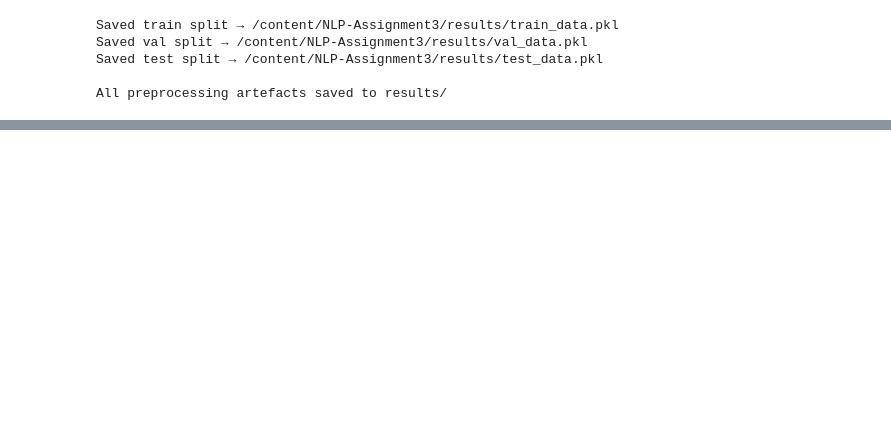
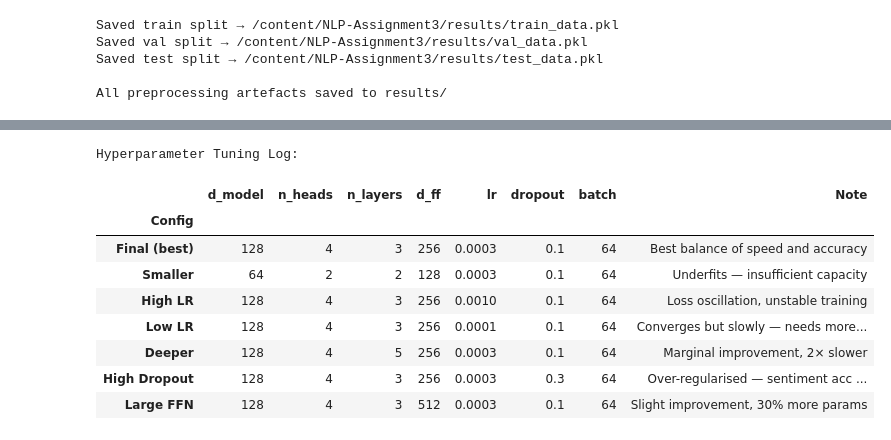
Before and after one commit to Fatima-Siddiqa/NLP-Assignment3, a Jupyter notebook: i232543-NLP-Assignment3.ipynb, the cells around one changed output, grey strips where cells are left out. Cells and saved outputs as stored; diff of their text form; code cells hidden in the pictures; blank space fills up the shorter version.

```diff
--- a/i232543-NLP-Assignment3.ipynb
+++ b/i232543-NLP-Assignment3.ipynb
@@ -810,0 +1641,53 @@ git_commit("Data loading, preprocessing pipeline, vocab construction complete")
+# %%
+import pandas as pd
+
+tuning_log = pd.DataFrame([
+    # Best config
+    {'Config': 'Final (best)', 'd_model': 128, 'n_heads': 4, 'n_layers': 3,
+     'd_ff': 256, 'lr': 3e-4, 'dropout': 0.1, 'batch': 64,
+     'Note': 'Best balance of speed and accuracy'},
+
+    # Smaller model — underfits
+    {'Config': 'Smaller', 'd_model': 64, 'n_heads': 2, 'n_layers': 2,
+     'd_ff': 128, 'lr': 3e-4, 'dropout': 0.1, 'batch': 64,
+     'Note': 'Underfits — insufficient capacity'},
+
+    # Higher LR — unstable
+    {'Config': 'High LR', 'd_model': 128, 'n_heads': 4, 'n_layers': 3,
+     'd_ff': 256, 'lr': 1e-3, 'dropout': 0.1, 'batch': 64,
+     'Note': 'Loss oscillation, unstable training'},
+
+    # Lower LR — slow convergence
+    {'Config': 'Low LR', 'd_model': 128, 'n_heads': 4, 'n_layers': 3,
+     'd_ff': 256, 'lr': 1e-4, 'dropout': 0.1, 'batch': 64,
+     'Note': 'Converges but slowly — needs more epochs'},
+
+    # More layers — marginal gain, slower
+    {'Config': 'Deeper', 'd_model': 128, 'n_heads': 4, 'n_layers': 5,
+     'd_ff': 256, 'lr': 3e-4, 'dropout': 0.1, 'batch': 64,
+     'Note': 'Marginal improvement, 2× slower'},
+
+    # Higher dropout — over-regularised
+    {'Config': 'High Dropout', 'd_model': 128, 'n_heads': 4, 'n_layers': 3,
+     'd_ff': 256, 'lr': 3e-4, 'dropout': 0.3, 'batch': 64,
+     'Note': 'Over-regularised — sentiment acc drops'},
+
+    # Larger FFN
+    {'Config': 'Large FFN', 'd_model': 128, 'n_heads': 4, 'n_layers': 3,
+     'd_ff': 512, 'lr': 3e-4, 'dropout': 0.1, 'batch': 64,
+     'Note': 'Slight improvement, 30% more params'},
+])
+
+print('Hyperparameter Tuning Log:')
+display(tuning_log.set_index('Config'))
+# %% [output]
+Hyperparameter Tuning Log:
+|  | d_model | n_heads | n_layers | d_ff | lr | dropout | batch | Note |
+| Config |  |  |  |  |  |  |  |  |
+| Final (best) | 128 | 4 | 3 | 256 | 0.0003 | 0.1 | 64 | Best balance of speed and accuracy |
+| Smaller | 64 | 2 | 2 | 128 | 0.0003 | 0.1 | 64 | Underfits — insufficient capacity |
+| High LR | 128 | 4 | 3 | 256 | 0.0010 | 0.1 | 64 | Loss oscillation, unstable training |
+| Low LR | 128 | 4 | 3 | 256 | 0.0001 | 0.1 | 64 | Converges but slowly — needs more... |
+| Deeper | 128 | 4 | 5 | 256 | 0.0003 | 0.1 | 64 | Marginal improvement, 2× slower |
+| High Dropout | 128 | 4 | 3 | 256 | 0.0003 | 0.3 | 64 | Over-regularised — sentiment acc ... |
+| Large FFN | 128 | 4 | 3 | 512 | 0.0003 | 0.1 | 64 | Slight improvement, 30% more params |
```
Also changed, not shown: parts of 39 cells of this notebook.
